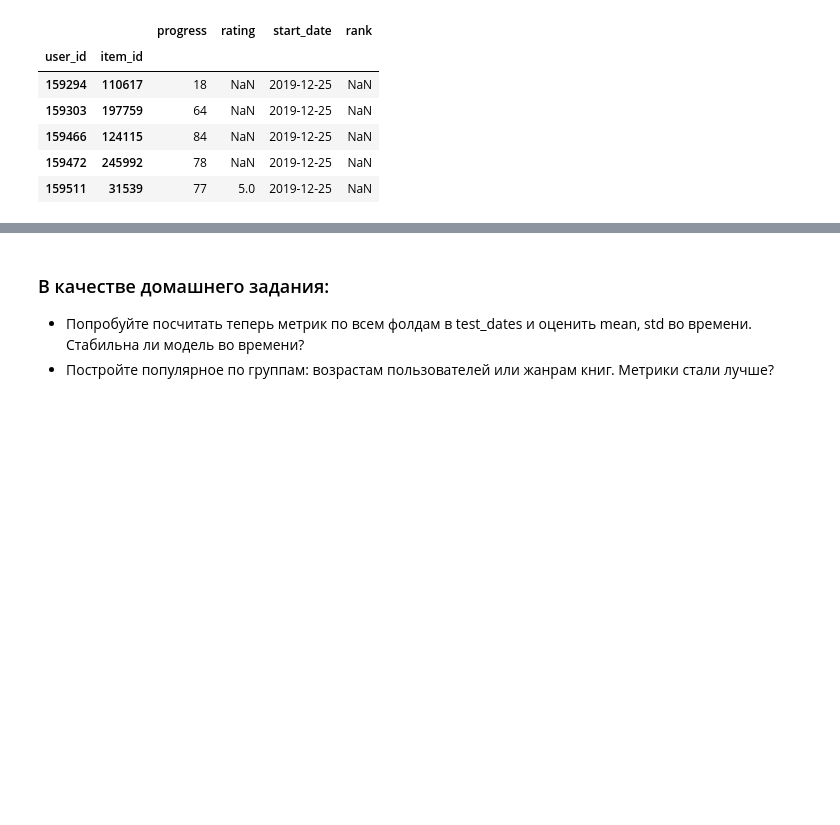
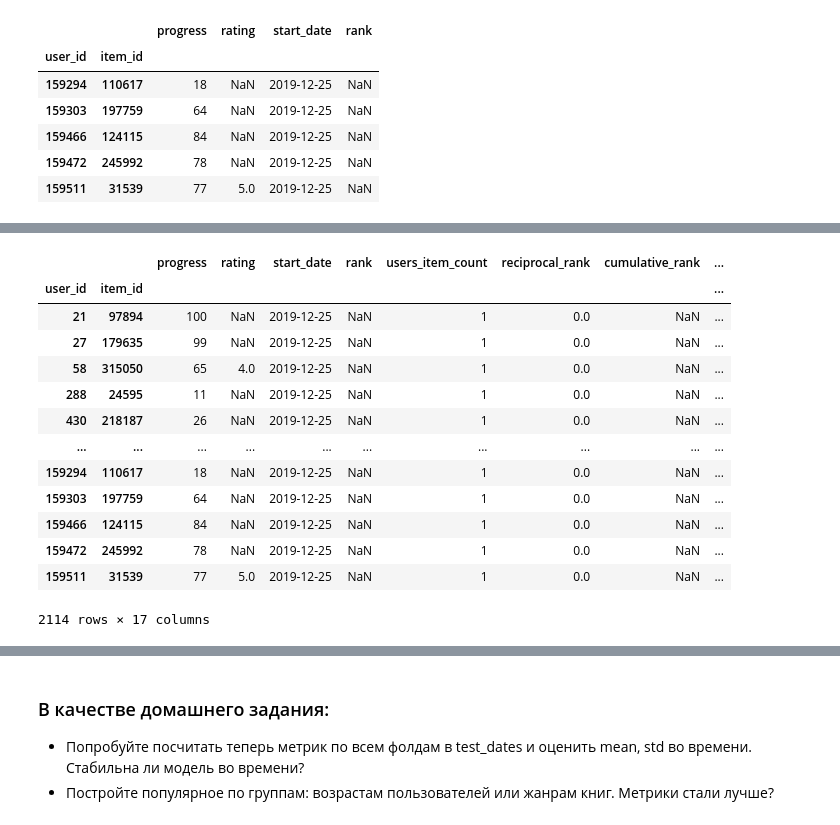
Before and after one commit to odinicc/Data-Practice, a Jupyter notebook: 29 RecSys/metrics-validation-strategies-and-baselines (1).ipynb, the cells around one changed output, grey strips where cells are left out. Drawn from its saved outputs; the diff is of its cells as text; code cells hidden in the pictures; blank space fills up the shorter version.

```diff
--- a/29 RecSys/metrics-validation-strategies-and-baselines (1).ipynb
+++ b/29 RecSys/metrics-validation-strategies-and-baselines (1).ipynb
@@ -884,3 +869,20 @@ test_recs.tail()
+# %%
+test_recs
+# %% [output]
+|  |  | progress | rating | start_date | rank | users_item_count | reciprocal_rank | cumulative_rank | ... |
+| user_id | item_id |  |  |  |  |  |  |  | ... |
+| 21 | 97894 | 100 | NaN | 2019-12-25 | NaN | 1 | 0.0 | NaN | ... |
+| 27 | 179635 | 99 | NaN | 2019-12-25 | NaN | 1 | 0.0 | NaN | ... |
+| 58 | 315050 | 65 | 4.0 | 2019-12-25 | NaN | 1 | 0.0 | NaN | ... |
+| 288 | 24595 | 11 | NaN | 2019-12-25 | NaN | 1 | 0.0 | NaN | ... |
+| 430 | 218187 | 26 | NaN | 2019-12-25 | NaN | 1 | 0.0 | NaN | ... |
+| ... | ... | ... | ... | ... | ... | ... | ... | ... | ... |
+| 159294 | 110617 | 18 | NaN | 2019-12-25 | NaN | 1 | 0.0 | NaN | ... |
+| 159303 | 197759 | 64 | NaN | 2019-12-25 | NaN | 1 | 0.0 | NaN | ... |
+| 159466 | 124115 | 84 | NaN | 2019-12-25 | NaN | 1 | 0.0 | NaN | ... |
+| 159472 | 245992 | 78 | NaN | 2019-12-25 | NaN | 1 | 0.0 | NaN | ... |
+| 159511 | 31539 | 77 | 5.0 | 2019-12-25 | NaN | 1 | 0.0 | NaN | ... |
+2114 rows × 17 columns
 # %%
 test_recs[test_recs['rank'].notnull()].head()
 # %% [output]
```
Also changed, not shown: parts of 23 cells of this notebook, 2 other files.
